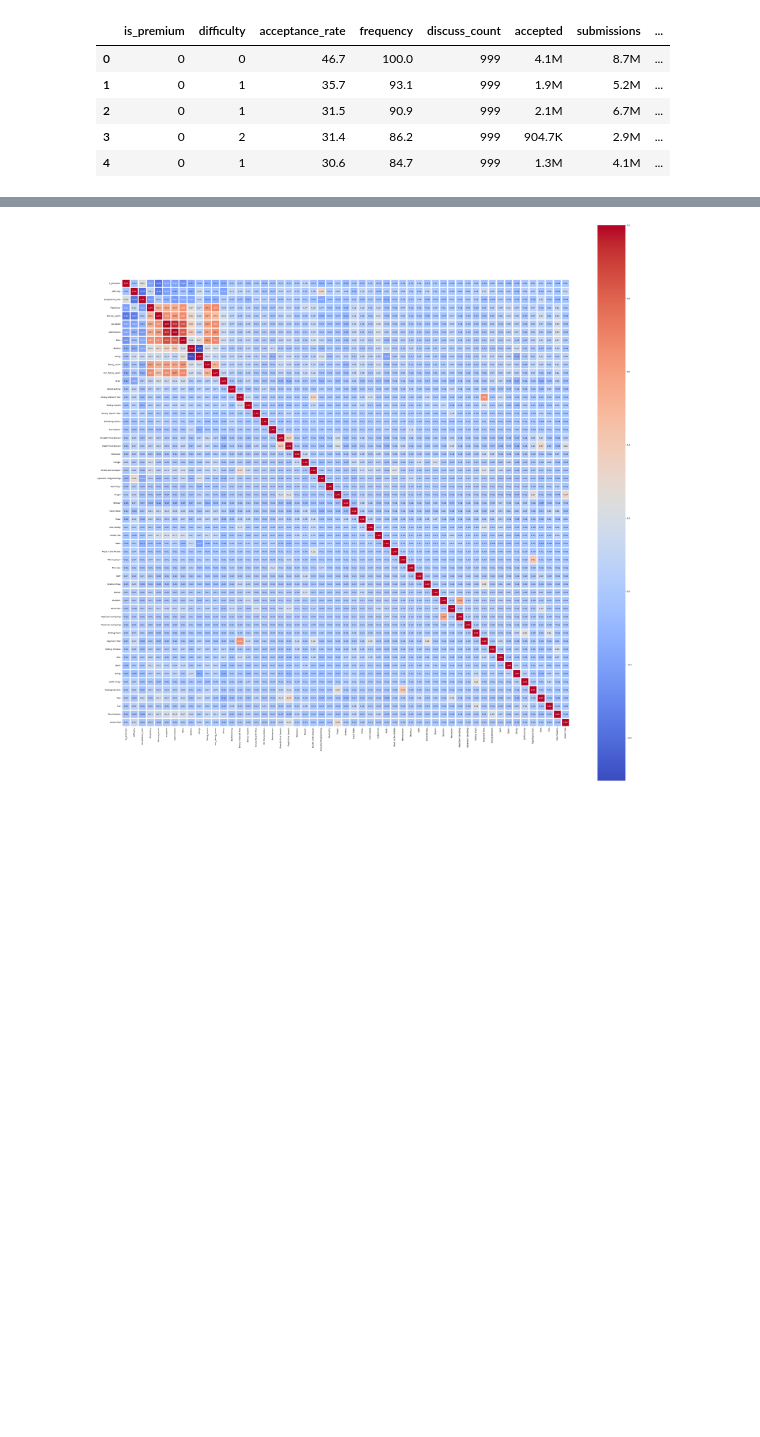
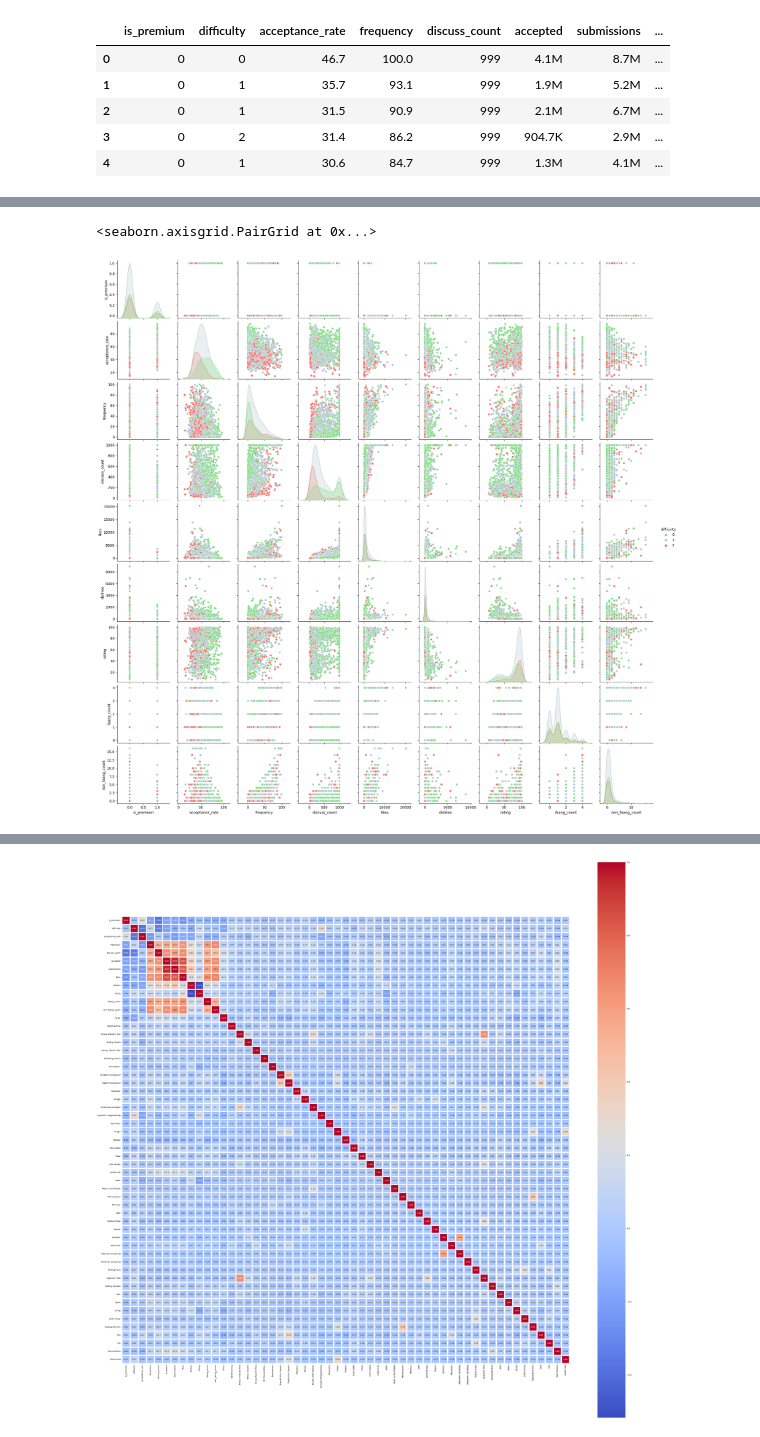
Before and after one commit to ruili4UCSD/CSE151A_WIN24_GROUP, a Jupyter notebook: ipynb/LeetcodeDataExploration.ipynb, the cells around one changed output, grey strips where cells are left out. Drawn from its saved outputs; the diff is of its cells as text; code cells hidden in the pictures; blank space fills up the shorter version.

```diff
--- a/ipynb/LeetcodeDataExploration.ipynb
+++ b/ipynb/LeetcodeDataExploration.ipynb
@@ -130,4 +124,4 @@ data['submissions'] = data['submissions'].apply(convert_to_int)
 related_topics = data['related_topics'].str.get_dummies(sep=",").columns.to_list()
 # %%
 #one hot encode related_topics
-final_data = pd.concat([data.drop(columns=['related_topics']), data['related_topics'].str.get_dummies(sep=",")], axis=1)
+data = pd.concat([data.drop(columns=['related_topics']), data['related_topics'].str.get_dummies(sep=",")], axis=1)
@@ -176,0 +151,8 @@ Index(['is_premium', 'difficulty', 'acceptance_rate', 'frequency',
+# %%
+#TODO plot the data with the one hot encoding
+#with our pair plot we exclude the one hot encoding as it takes the pairplot forever to plot
+palette = ['#77dd77', '#aec6cf', '#ff6961']
+sns.pairplot(data.drop(related_topics, axis=1), hue='difficulty', palette=palette)
+# %% [output]
+<seaborn.axisgrid.PairGrid at 0x...>
+[figure, added]
```
Also changed, not shown: parts of 24 cells of this notebook.
